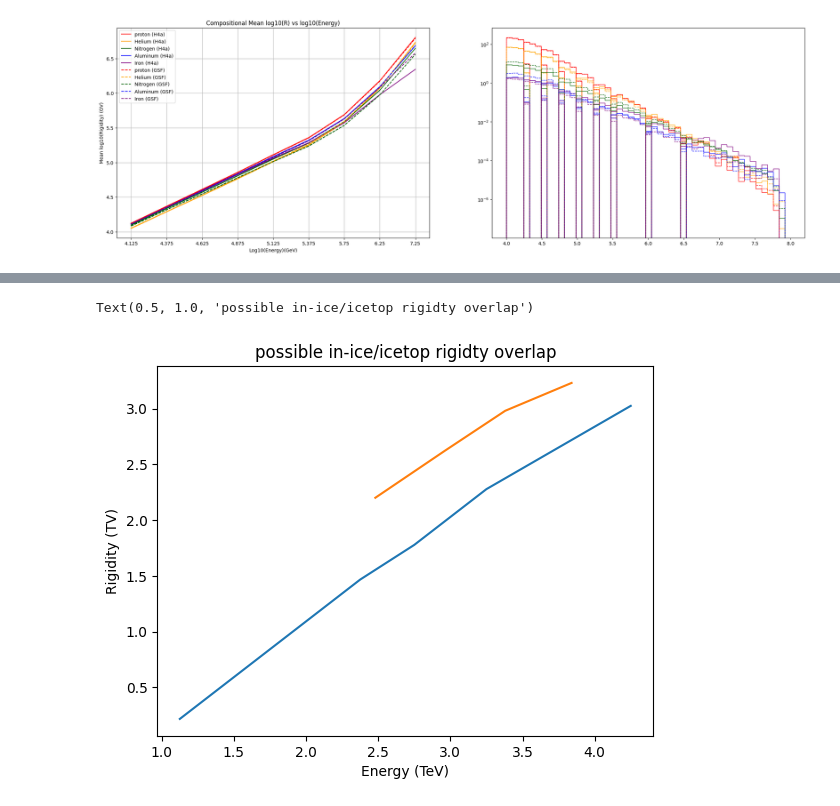
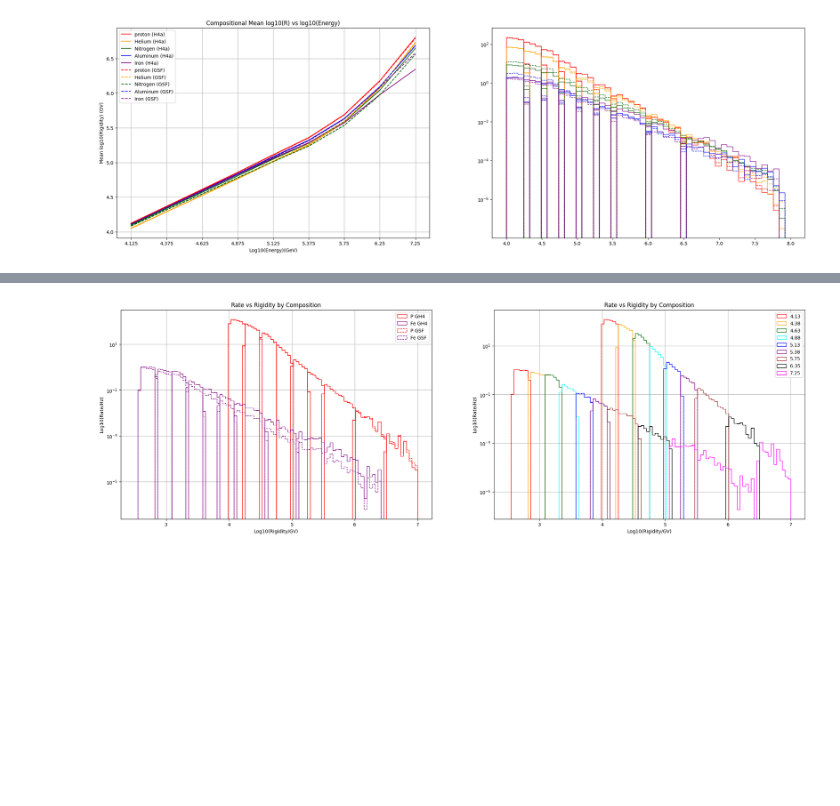
Before and after one commit to fmcnallyi3/it_anisotropy, a Jupyter notebook: rigidity/reco_energy.ipynb, the cells around one changed output, grey strips where cells are left out. Drawn from its saved outputs; the diff is of its cells as text; code cells hidden in the pictures; blank space fills up the shorter version.

Commit message:
updating reco_energy with compositional rigidity

```diff
--- a/rigidity/reco_energy.ipynb
+++ b/rigidity/reco_energy.ipynb
@@ -387,6 +371,7 @@ median LogR(7.25 logE bin): 3.02 TV
 medArr = []
 fig, axs = plt.subplots(figsize = (13 * ncols, 8), ncols=2)
 
+# loop to create reconstructed energy histograms and calculate/plot rgidity histograms + median rigidty per energy bin
 for i in BINS:
     [pH_i, binph_i, pp_i] = axs[0].hist(d['reco_energy'][np.logical_and(BINS[i],pcut, qual_cut)], bins = 50, log = True, weights=d['GaisserH4a'][np.logical_and(BINS[i],pcut)], color = 'red',histtype = 'step', label ='P', density=True)
     [HeH_i, binhh_i, ph_i] =axs[0].hist(d['reco_energy'][np.logical_and(BINS[i],Hecut, qual_cut)], bins = 50, log = True, weights=d['GaisserH4a'][np.logical_and(BINS[i],Hecut)], color = 'orange',histtype = 'step', label ='He', density=True)
@@ -394,11 +379,12 @@ for i in BINS:
     [AlH_i, binah_i, pa_i] = axs[0].hist(d['reco_energy'][np.logical_and(BINS[i],Alcut, qual_cut)], bins = 50, log = True, weights=d['GaisserH4a'][np.logical_and(BINS[i],Alcut)], color = 'blue',histtype = 'step', label ='Al', density=True)
     [FeH_i, binfh_i, pf_i] = axs[0].hist(d['reco_energy'][np.logical_and(BINS[i],Fecut, qual_cut)], bins = 50, log = True, weights=d['GaisserH4a'][np.logical_and(BINS[i],Fecut)], color = 'purple',histtype = 'step', label ='Fe', density=True)
 
-    mbinprh_i = (binph_i[:1]+binph_i[:-1])/2 - np.log10(1)
-    mbinhrh_i = (binhh_i[:1]+binhh_i[:-1])/2 - np.log10(2)
-    mbinnrh_i = (binnh_i[:1]+binnh_i[:-1])/2 - np.log10(7)
-    mbinarh_i = (binah_i[:1]+binah_i[:-1])/2 - np.log10(13)
-    mbinfrh_i = (binfh_i[:1]+binfh_i[:-1])/2 - np.log10(26)
+    # calculate the median energy bins + weights from the reco_energy histograms
+    mbinprh_i = (binph_i[1:]+binph_i[:-1])/2 - np.log10(1)
+    mbinhrh_i = (binhh_i[1:]+binhh_i[:-1])/2 - np.log10(2)
+    mbinnrh_i = (binnh_i[1:]+binnh_i[:-1])/2 - np.log10(7)
+    mbinarh_i = (binah_i[1:]+binah_i[:-1])/2 - np.log10(13)
+    mbinfrh_i = (binfh_i[1:]+binfh_i[:-1])/2 - np.log10(26)
     medbin_i = np.append((np.append((np.append(mbinprh_i, mbinhrh_i)), (np.append(mbinnrh_i, mbinarh_i)))),mbinfrh_i)
     medwt_i = np.append((np.append((np.append(pH_i, HeH_i)), (np.append(NH_i, AlH_i)))), FeH_i)
 
@@ -410,13 +396,16 @@ for i in BINS:
 
     medArr.append(np.median(medbin_i)-3)
 
+# Set plot labels and titles
 axs[0].set_title('Median Rate vs Energy')
 axs[1].set_title('Median Rate vs Rigidity')
-axs[0].set_xlabel('Log10(Rigidity) (GV)')
+axs[0].set_xlabel('Log10(Energy) (GeV)')
 axs[1].set_xlabel('Log10(Rigidity) (GV)')
 axs[0].set_ylabel('Rate (HZ)')
 axs[1].set_ylabel('Rate (HZ)')
+# set limit of the y-axis
 axs[1].set_ylim(.1,100)
 axs[1].grid()
+# show and move the legend box out of the plot
 plt.legend(bbox_to_anchor=(1.1, 1))
 # %% [output]
@@ -434,14 +491,34 @@ median LogR(7.25 logE bin): 3.02 TV
 # %%
-# Little cell that creates a line plot to compare in-ice and icetop median rigidity
-medArr
-medX=emids-3
-ITmedArr=[2.2,2.62,2.98,3.23]
-ITmedX=[2.48,2.96,3.38,3.84]
-plt.plot(medX, medArr)
-plt.plot(ITmedX, ITmedArr)
-plt.xlabel('Energy (TeV)')
-plt.ylabel('Rigidity (TV)')
-plt.title('possible in-ice/icetop rigidty overlap')
+recon = 10**d['reco_energy']
+fig, axs = plt.subplots(figsize = (13 * ncols, 8), ncols=2)
+bins=np.linspace(2.5, 7, 101)
+for i in BINS:
+    # Histograms for Gaisser H4a composition model
+    [pH_i, binph_i, pp_i] = axs[0].hist(np.log10(recon[np.logical_and(BINS[i],pcut, qual_cut)]/1), bins = bins, log = True, weights=d['GaisserH4a'][np.logical_and(BINS[i],pcut)], color = 'red',histtype = 'step', label ='P GH4' if i == '4.125' else '', density=False)
+    [FeH_i, binfh_i, pf_i] = axs[0].hist(np.log10(recon[np.logical_and(BINS[i],Fecut, qual_cut)]/26), bins = bins, log = True, weights=d['GaisserH4a'][np.logical_and(BINS[i],Fecut)], color = 'purple',histtype = 'step', label ='Fe GH4' if i == '4.125' else '', density=False)
+    #totH_i = axs[0].hist((binph_i + binfh_i), bins = 10, color='black', label='total GH4' if i=='4.125' else '', density=False, histtype='step')
+
+    [pG_i, binpg_i, ppg_i] = axs[0].hist(np.log10(recon[np.logical_and(BINS[i],pcut, qual_cut)]/1), bins = bins, log = True, weights=d['GlobalSplineFit5Comp'][np.logical_and(BINS[i],pcut)], color = 'red',histtype = 'step', label ='P GSF' if i == '4.125' else '', density=False, linestyle='--')
+    [FeG_i, binfg_i, pfg_i] = axs[0].hist(np.log10(recon[np.logical_and(BINS[i],Fecut, qual_cut)]/26), bins = bins, log = True, weights=d['GlobalSplineFit5Comp'][np.logical_and(BINS[i],Fecut)], color = 'purple',histtype = 'step', label ='Fe GSF' if i == '4.125' else '', density=False, linestyle='--')
+
+    mbinprh_i = (binph_i[1:]+binph_i[:-1])/2
+    mbinfrh_i = (binfh_i[1:]+binfh_i[:-1])/2
+    medbin_i = np.append(mbinprh_i, mbinfrh_i)
+    medwt_i = np.append(pH_i, FeH_i)
+
+    mbinprg_i = (binpg_i[1:]+binpg_i[:-1])/2
+    mbinfrg_i = (binfg_i[1:]+binfg_i[:-1])/2
+    medbing_i = np.append(mbinprg_i, mbinfrg_i)
+    medwtg_i = np.append(pG_i, FeG_i)
+
+    axs[1].hist(medbin_i, weights=medwt_i, bins=bins, log=True, histtype='step', density=False, color=BINC[i], label=BINL[i])
+    axs[1].hist(medbin_i, weights=medwt_i, bins=bins, log=True, histtype='step', density=False, color=BINC[i], linestyle='--')
+
+    for k in range(0,2):
+        axs[k].set_xlabel('Log10(Rigidity/GV)')
+        axs[k].set_ylabel('Log10(Rate/Hz)')
+        axs[k].set_title('Rate vs Rigidity by Composition')
+        axs[k].grid()
+        axs[k].legend()
 # %% [output]
-Text(0.5, 1.0, 'possible in-ice/icetop rigidty overlap')
-[figure, old version]
+[figure, new version]
```
Also changed, not shown: parts of 16 cells of this notebook.
